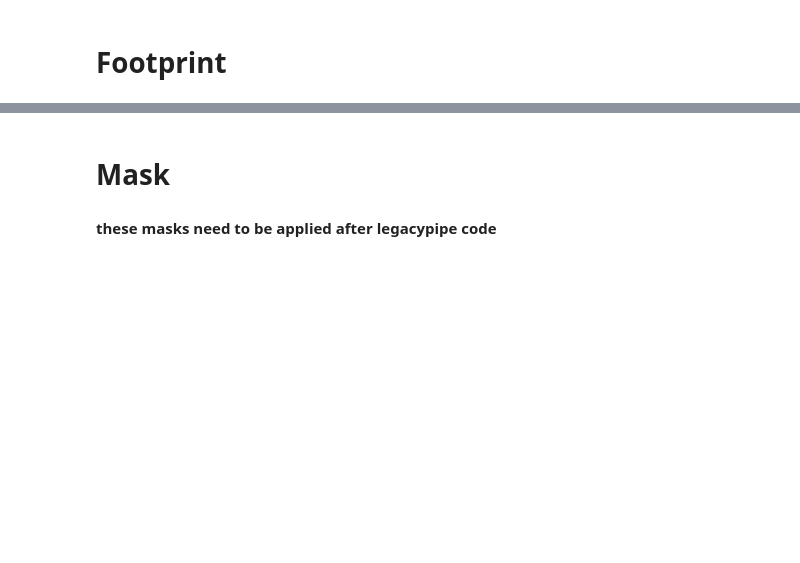
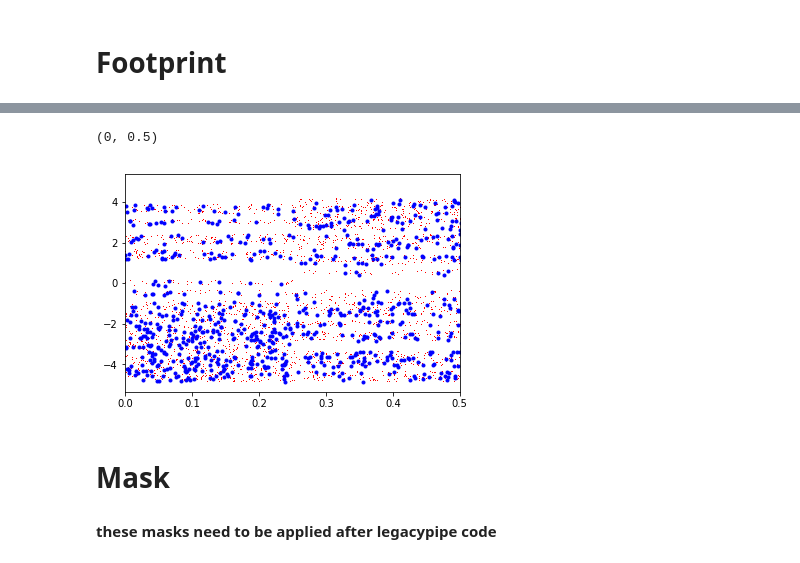
Before and after one commit to DriftingPig/obiwan_more, a Jupyter notebook: ipynb/test_output_validation.ipynb, the cells around one changed output, grey strips where cells are left out. Cells and saved outputs as stored; diff of their text form; code cells hidden in the pictures; blank space fills up the shorter version.

```diff
--- a/ipynb/test_output_validation.ipynb
+++ b/ipynb/test_output_validation.ipynb
@@ -41,3 +43,13 @@ dr5_dat = fits.open(ipynb_data_dir+'dr5cat_subset_old.fits')[1].data
+# %%
+#dr5 data
+plt.clf()
+dr5_dat = fits.open(ipynb_data_dir+'dr5cat_subset_old.fits')[1].data
+plt.plot(real_obiwan_dat['ra'],real_obiwan_dat['dec'],'r,')
+plt.plot(dr5_dat['ra'],dr5_dat['dec'],'b.')
+plt.gca().set_xlim((0,0.5))
+# %% [output]
+(0, 0.5)
+[figure, added]
 # %% [markdown]
 # Mask
 #### these masks need to be applied after legacypipe code
```
Also changed, not shown: parts of 3 cells of this notebook, 6 other files.
